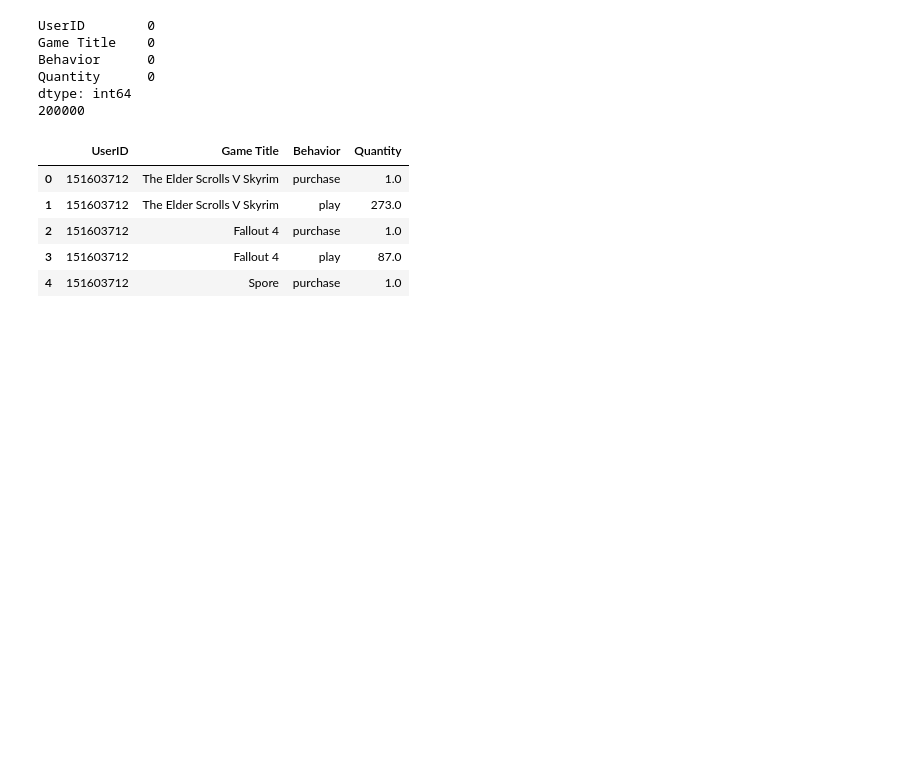
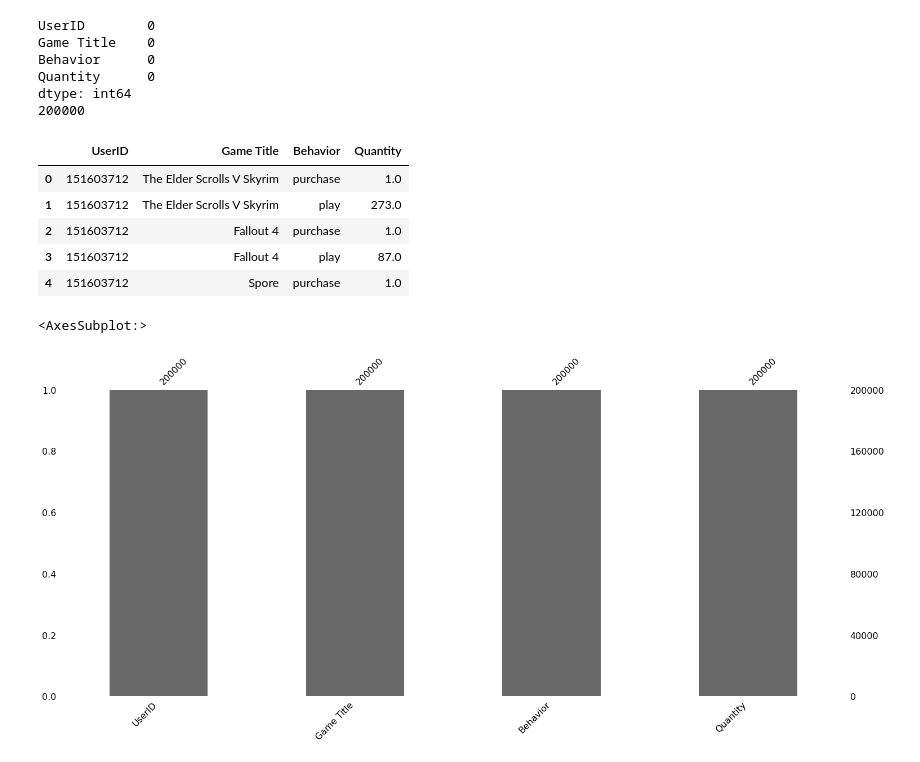
Before and after one commit to unit0113/CAP4770Project, a Jupyter notebook: project.ipynb, the cells around one changed output. Drawn from its saved outputs; the diff is of its cells as text; code cells hidden in the pictures; blank space fills up the shorter version.

```diff
--- a/project.ipynb
+++ b/project.ipynb
@@ -111,3 +144,8 @@ dtype: int64
 | 2 | 151603712 | Fallout 4 | purchase | 1.0 |
 | 3 | 151603712 | Fallout 4 | play | 87.0 |
 | 4 | 151603712 | Spore | purchase | 1.0 |
+# %%
+msno.bar(user_data)
+# %% [output]
+<AxesSubplot:>
+[figure, added]
```
Also changed, not shown: parts of 4 cells of this notebook.
